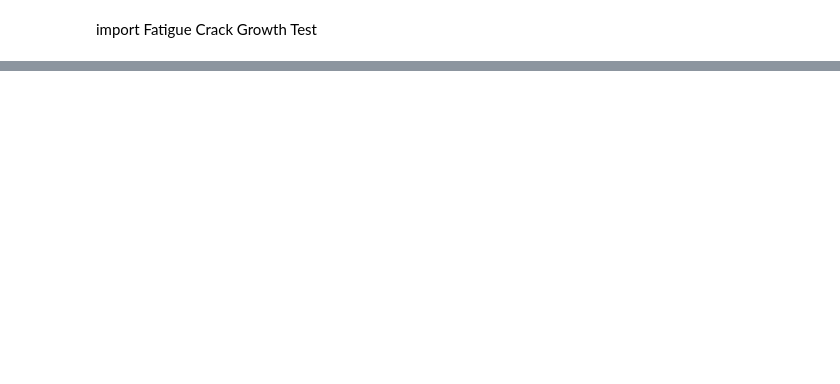
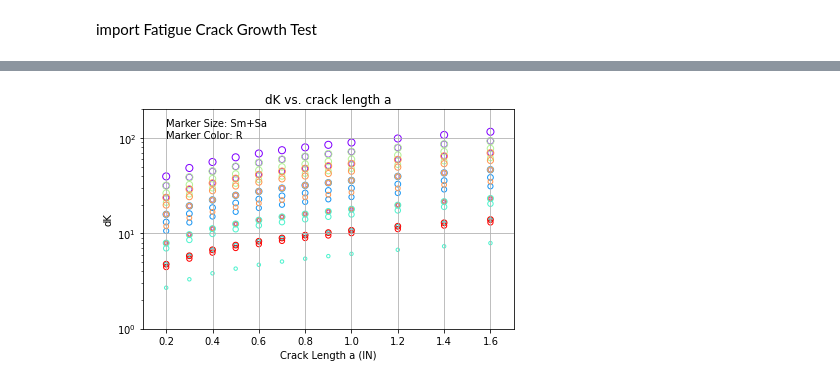
Before and after one commit to siksdad/fracture_mechanics, a Jupyter notebook: Fracture_Test_Corrleation.ipynb, the cells around one changed output, grey strips where cells are left out. Drawn from its saved outputs; the diff is of its cells as text; code cells hidden in the pictures; blank space fills up the shorter version.

```diff
--- a/Fracture_Test_Corrleation.ipynb
+++ b/Fracture_Test_Corrleation.ipynb
@@ -124,0 +146,40 @@ plt.show()
+# %%
+import matplotlib.pyplot as plt
+import numpy as np
+import matplotlib.cm as cm
+
+def K_inc(dS,a,b):
+    alpha = a/b
+    F = (1.0-0.5*alpha+0.326*alpha**2)/np.sqrt(1-alpha)
+    dK = F*dS*np.sqrt(np.pi*a)
+    return dK
+
+fig,ax = plt.subplots()
+
+a = np.array(list(map(float,list(df.columns[4:]))))
+b = 6.0
+colors = cm.rainbow(np.linspace(0, 1, len(r_ratio)))
+
+for r,c in zip(r_ratio,colors):
+    dfr = df[(df['R']==r)]
+    for i in range(len(dfr)):
+        dS = 2.0*+dfr.iloc[i][1]
+        dK = K_inc(dS,a,b)
+
+        ax.scatter(a,dK,s=dfr.iloc[i][0]+dfr.iloc[i][1],color=c,facecolors='none')
+
+ax.semilogy()
+ax.grid(True)
+
+ax.set_xlim([0.1, 1.7])
+ax.set_ylim([1.0, 200])
+ax.set_xlabel('Crack Length a (IN)')
+ax.set_ylabel('dK')
+ax.set_title('dK vs. crack length a')
+ax.text(0.2,100,'Marker Size: Sm+Sa\nMarker Color: R')
+
+fig.tight_layout()
+
+plt.show()
+# %% [output]
+[figure, added]
```
Also changed, not shown: parts of 8 cells of this notebook.
